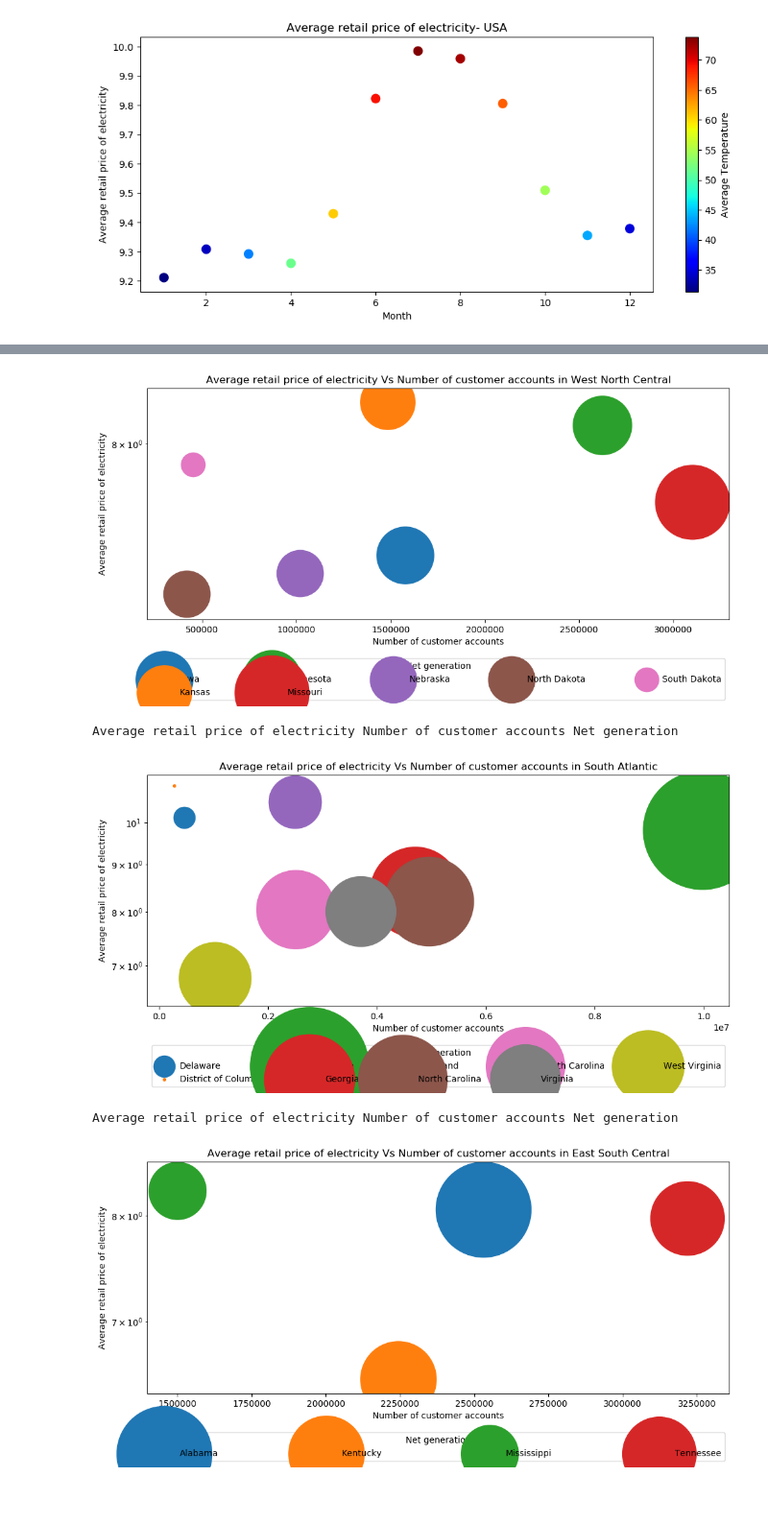
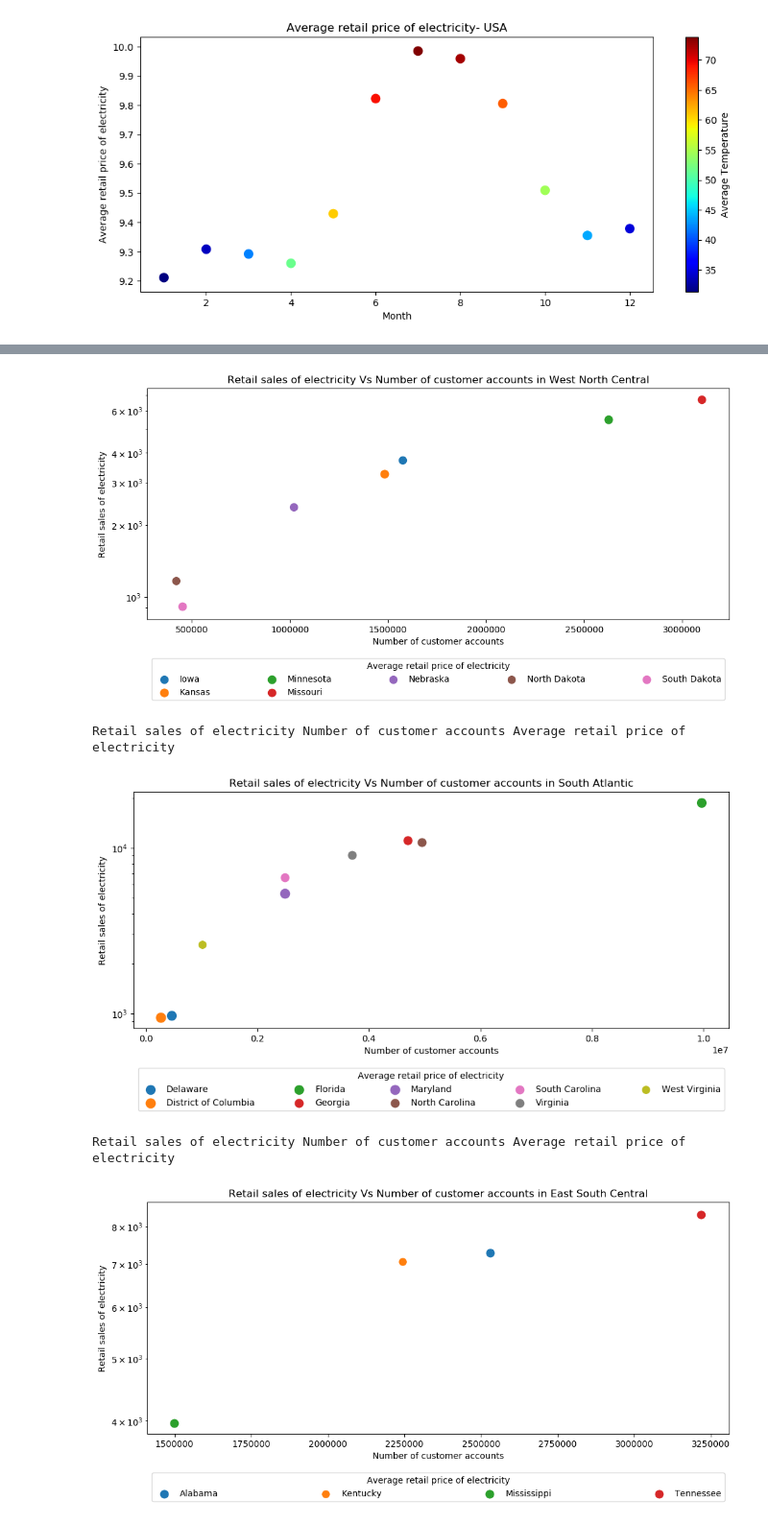
Before and after one commit to megiza/First_CapstoneProject, a Jupyter notebook: Project 1_Part2.ipynb, the cells around one changed output, grey strips where cells are left out. Shown: that part at 96% size. Saved outputs shown, nothing was run; the diff lists cells and outputs as text; code cells hidden in the pictures; blank space fills up the shorter version.

Commit message:
Adding some graphs

```diff
--- a/Project 1_Part2.ipynb
+++ b/Project 1_Part2.ipynb
@@ -83,14 +114,16 @@ def variable_anual_mean(df, variable):
     return df_variable_annual
 # %%
 #Plotting Variable in scatter plot to visualize data by State
-def plot_scatter_variable_all_states(df, variable_y, variable_x='date', variable_size=1,title='', factor=1 ):
+def plot_scatter_variable_all_states(df, variable_y, variable_x='date', variable_size=1,title='', factor=1, region=False ):
     #get the time series of one variable: date as index, States as columns, variable as values
 
     #df_x=pd.DataFrame()
     #df_size=pd.DataFrame()
     print(variable_y, variable_x, variable_size)
 
-    df_y=get_variable_stateincolumns(df, variable_y)
+    if region:
+        df_y=get_variable_stateincolumns(df, variable_y, str_idx2='region')
+    else: df_y=get_variable_stateincolumns(df, variable_y)
 
     if variable_x!='date': df_x=get_variable_stateincolumns(df, variable_x)
     if variable_size!=1: df_size=get_variable_stateincolumns(df, variable_size)
@@ -165,3 +198,12 @@ df_data.head()
 file='regions.csv'
 df_reg_orig=pd.read_csv(file)
 df_reg=df_reg_orig.copy()
+
+#Add column Region to the DataFrame
+for reg in df_reg.columns:
+    #getting the data for th e states of New England
+    states=df_reg[reg].dropna()
+    list_states=list(states.values)
+
+    idx_region=df_data.index[df_data['state'].isin(list_states)]
+    df_data.loc[idx_region,'region']=reg
@@ -284,0 +467,9 @@ plt.show()
+# %%
+#Net Number of Customers Vs Average price of electricity in the regions
+df=df_data.copy()
+variable_y='Retail sales of electricity'
+variable_x='Number of customer accounts'
+variable_size='Average retail price of electricity'
+v_title=variable_y+' Vs ' +variable_x
+
+plot_scatter_variable_all_states(df,variable_y, variable_x=variable_x, variable_size=variable_size, title=v_title, factor=0.05)
@@ -292,13 +487,13 @@ for reg in df_reg.columns:
     list_states=list(states.values)
 
 
-    variable_y='Average retail price of electricity'
+    variable_y='Retail sales of electricity'
     variable_x='Number of customer accounts'
-    variable_size='Net generation'
+    variable_size='Average retail price of electricity'
     v_title=variable_y+' Vs ' +variable_x+' in '+reg
 
     idx_region=df_data.index[df_data['state'].isin(list_states)]
     df=df_data.loc[idx_region, slice(None)]
 
-    plot_scatter_variable_all_states(df,variable_y, variable_x=variable_x, variable_size=variable_size, title=v_title, factor=1)
+    plot_scatter_variable_all_states(df,variable_y, variable_x=variable_x, variable_size=variable_size, title=v_title, factor=0.1)
 # %% [output]
@@ -312,6 +507,6 @@ Average retail price of electricity Number of customer accounts Net generation
-[figure, old version]
+[figure, new version]
-Average retail price of electricity Number of customer accounts Net generation
+Retail sales of electricity Number of customer accounts Average retail price of electricity
-[figure, old version]
+[figure, new version]
-Average retail price of electricity Number of customer accounts Net generation
+Retail sales of electricity Number of customer accounts Average retail price of electricity
-[figure, old version]
+[figure, new version]
 ... (5 outputs left out)
```
Also changed, not shown: parts of 22 cells of this notebook.
